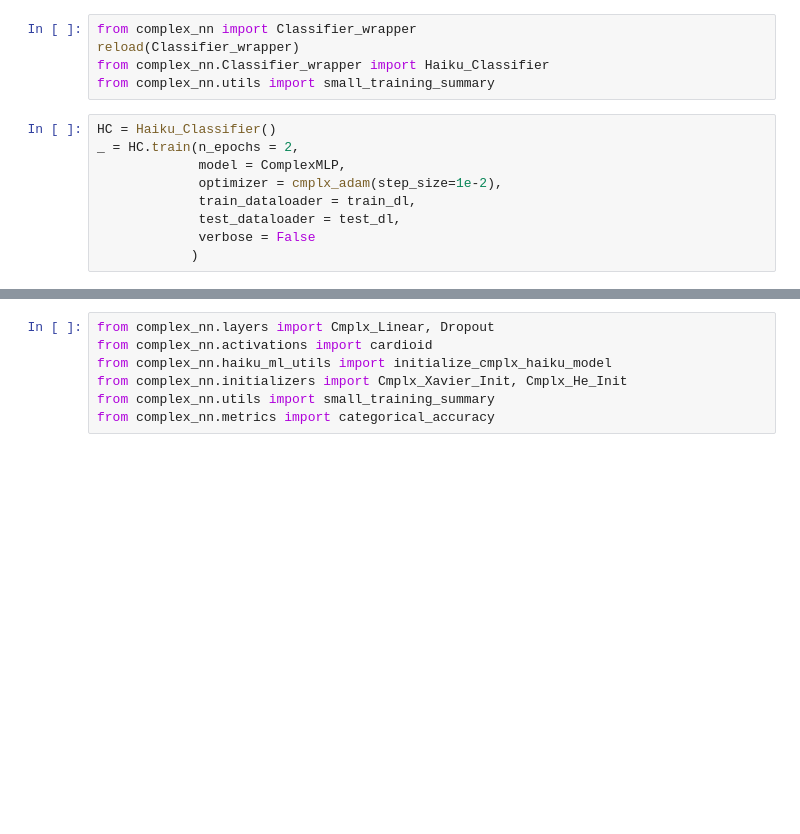
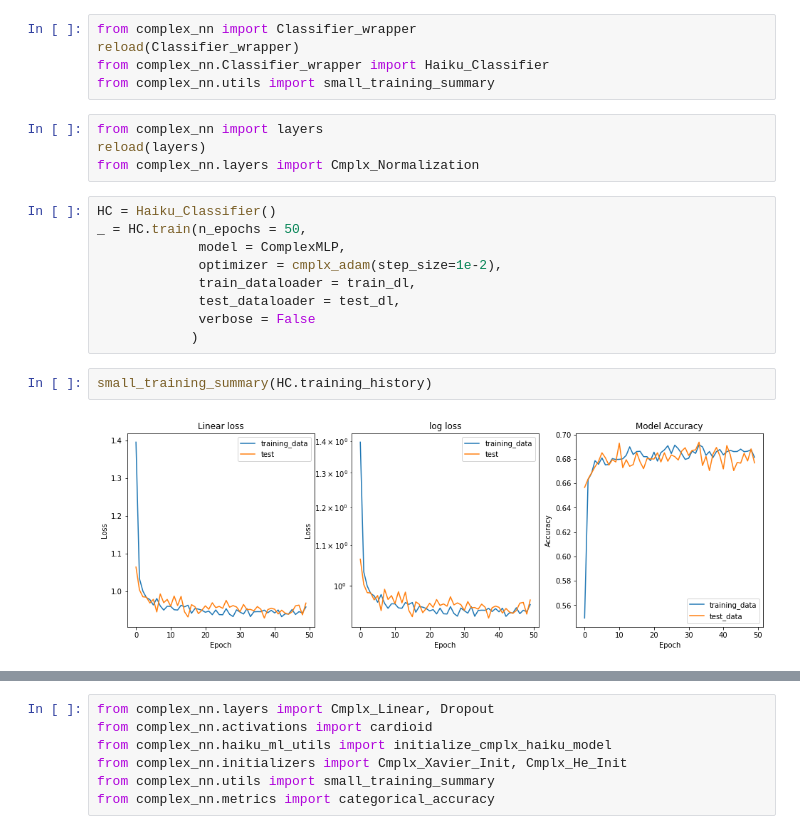
Before and after one commit to MattiaPujatti/complex-valued-deep-learning-for-condition-monitoring, a Jupyter notebook: Testing_ComplexNet_Properties.ipynb, the cells around one changed output, grey strips where cells are left out. Cells and saved outputs as stored; diff of their text form; blank space fills up the shorter version.

```diff
--- a/Testing_ComplexNet_Properties.ipynb
+++ b/Testing_ComplexNet_Properties.ipynb
@@ -255,15 +263,23 @@ from complex_nn import Classifier_wrapper
 reload(Classifier_wrapper)
 from complex_nn.Classifier_wrapper import Haiku_Classifier
 from complex_nn.utils import small_training_summary
+# %%
+from complex_nn import layers
+reload(layers)
+from complex_nn.layers import Cmplx_Normalization
 # %%
 HC = Haiku_Classifier()
-_ = HC.train(n_epochs = 2,
+_ = HC.train(n_epochs = 50,
              model = ComplexMLP,
              optimizer = cmplx_adam(step_size=1e-2),
              train_dataloader = train_dl,
              test_dataloader = test_dl,
              verbose = False
             )
+# %%
+small_training_summary(HC.training_history)
+# %% [output]
+[figure, added]
 # %%
 small_training_summary(HC.training_history)
 # %% [output]
```
Also changed, not shown: parts of 6 cells of this notebook, 3 other files.
